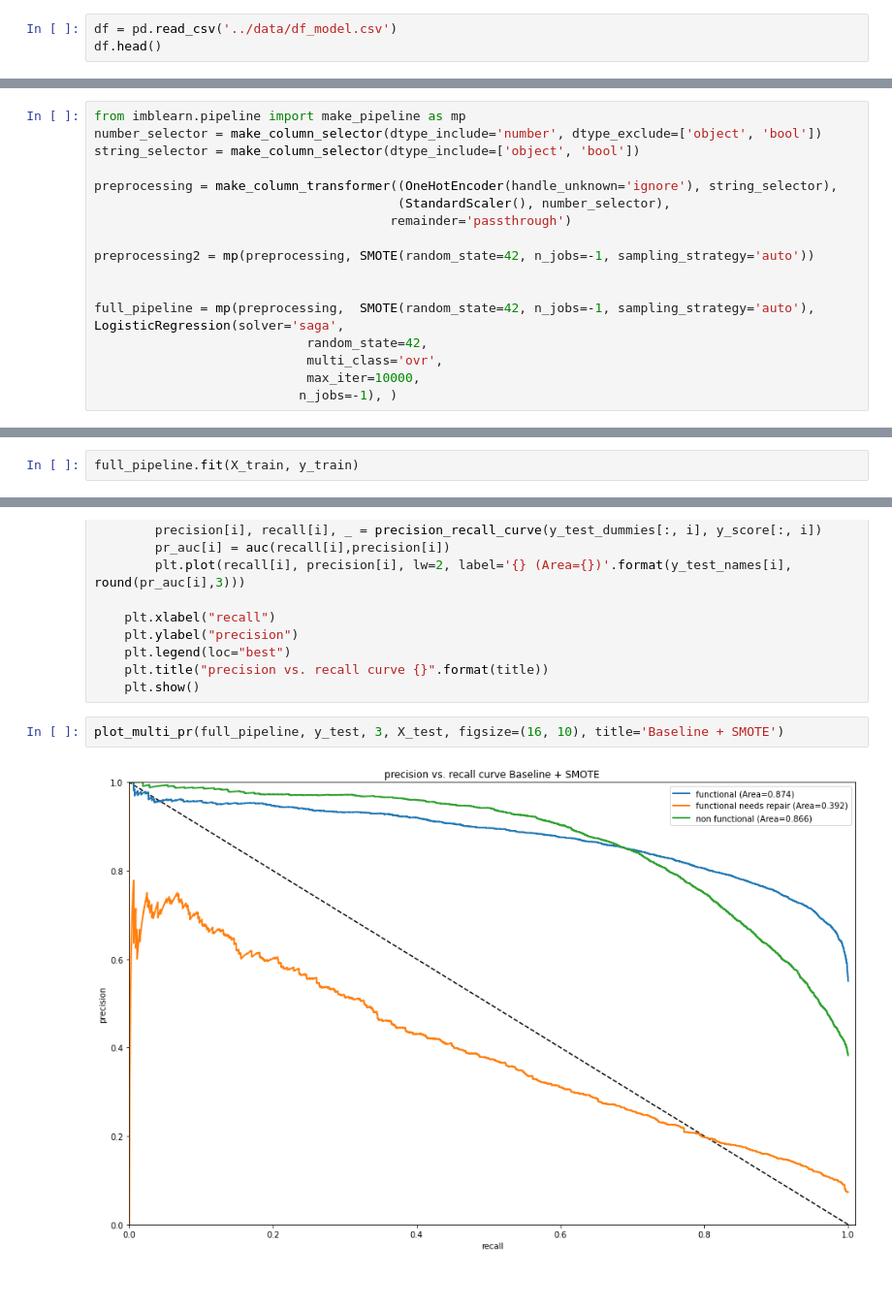
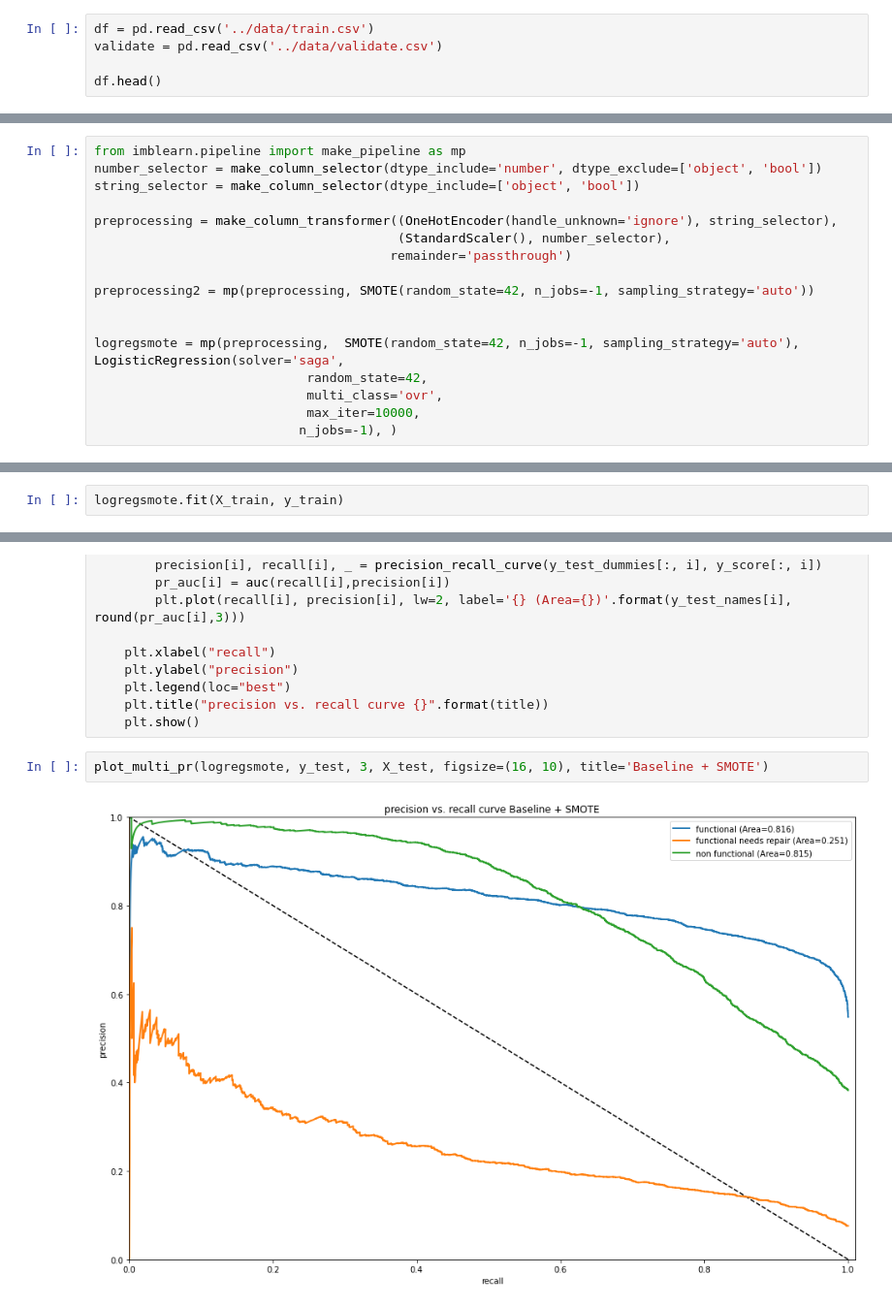
Before and after one commit to aggie2411/Phase_3_Project, a Jupyter notebook: Notebooks/Vanilla LogReg + SMOTE.ipynb, the cells around one changed output, grey strips where cells are left out. Shown at 97% size. Cells and saved outputs as stored; diff of their text form.

```diff
--- a/Notebooks/Vanilla LogReg + SMOTE.ipynb
+++ b/Notebooks/Vanilla LogReg + SMOTE.ipynb
@@ -58,6 +55,8 @@ The autoreload extension is already loaded. To reload it, use:
 # %% [markdown]
 ## Load Data
 # %%
-df = pd.read_csv('../data/df_model.csv')
+df = pd.read_csv('../data/train.csv')
+validate = pd.read_csv('../data/validate.csv')
+
 df.head()
 # %% [output]
@@ -90,7 +85,7 @@ preprocessing = make_column_transformer((OneHotEncoder(handle_unknown='ignore'),
 preprocessing2 = mp(preprocessing, SMOTE(random_state=42, n_jobs=-1, sampling_strategy='auto'))
 
 
-full_pipeline = mp(preprocessing,  SMOTE(random_state=42, n_jobs=-1, sampling_strategy='auto'), LogisticRegression(solver='saga',
+logregsmote = mp(preprocessing,  SMOTE(random_state=42, n_jobs=-1, sampling_strategy='auto'), LogisticRegression(solver='saga',
                             random_state=42,
                             multi_class='ovr',
                             max_iter=10000,
@@ -106,6 +103,6 @@ functional needs repair    24161
 Name: status_group, dtype: int64
 # %%
-full_pipeline.fit(X_train, y_train)
+logregsmote.fit(X_train, y_train)
 # %% [output]
 Pipeline(steps=[('columntransformer',
                  ColumnTransformer(remainder='passthrough',
@@ -215,6 +212,6 @@ def plot_multi_pr(model, y_test, n_classes, X_test, figsize=(17, 6), title='Exam
     plt.title("precision vs. recall curve {}".format(title))
     plt.show()
 # %%
-plot_multi_pr(full_pipeline, y_test, 3, X_test, figsize=(16, 10), title='Baseline + SMOTE')
+plot_multi_pr(logregsmote, y_test, 3, X_test, figsize=(16, 10), title='Baseline + SMOTE')
 # %% [output]
-[figure, old version]
+[figure, new version]
```
Also changed, not shown: parts of 16 cells of this notebook, 23 other files.
